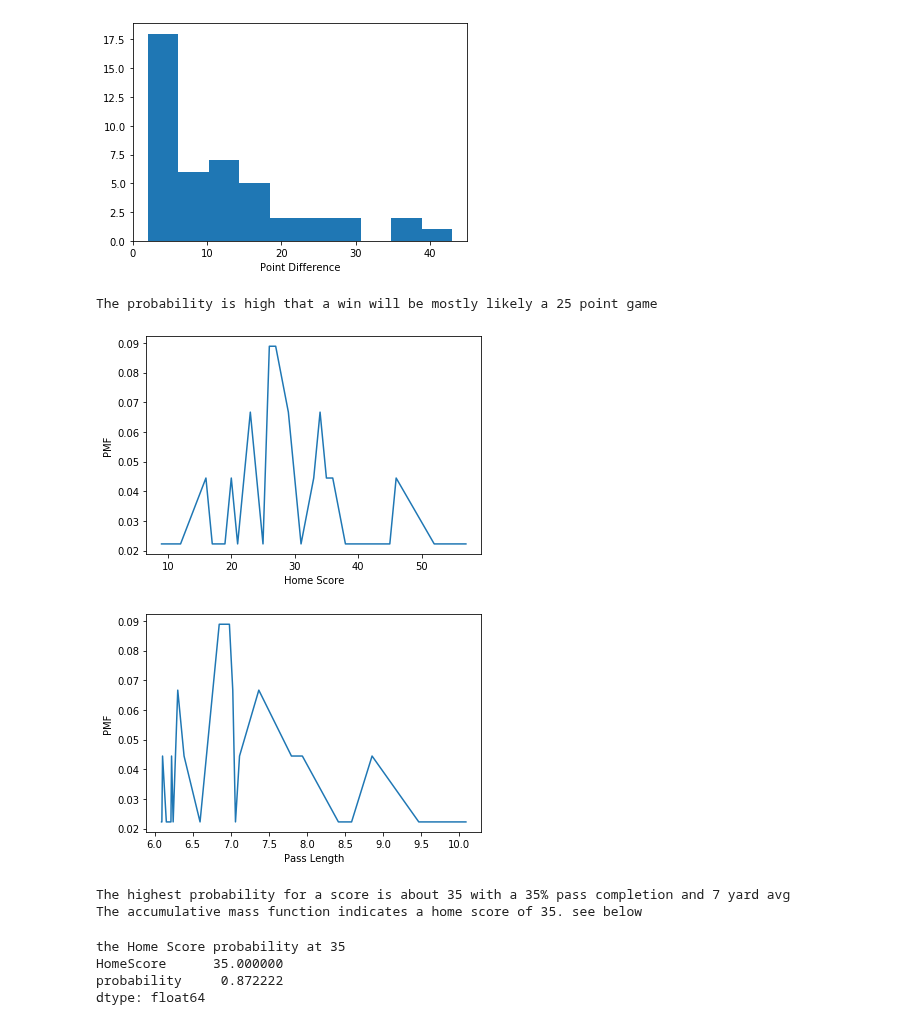
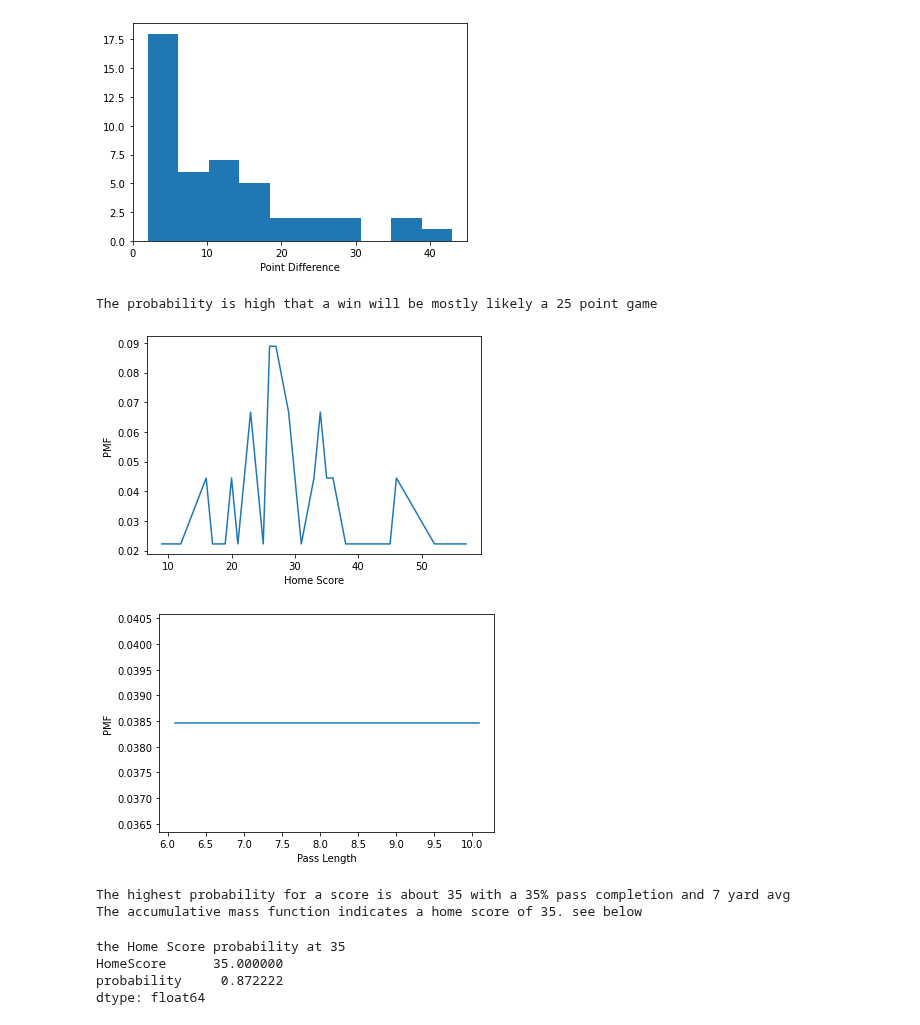
Before and after one commit to Andru-1987/python-deep-learning, a Jupyter notebook: Superbowel.ipynb, the cells around one changed output. Drawn from its saved outputs; the diff is of its cells as text; code cells hidden in the pictures.

```diff
--- a/Superbowel.ipynb
+++ b/Superbowel.ipynb
@@ -216,11 +214,13 @@ The more throws caught the higher the Home score
 # %%
 print("Graphs for a Lose at Home" )
 filter=df['Target']==0
+df['throws_caught']=df['throws_caught'].astype('float64')
+df['HomeScore']=df['HomeScore'].astype('float64')
 sns.regplot(data=df[filter], x='throws_caught', y='HomeScore')
 plt.show()
 print('The more throws the caught the higher the Home score')
 
-sns.kdeplot(df[filter]['pct_throws_complete'])
+sns.kdeplot(df[filter]['pct_throws_complete'].astype('float64'))
 plt.show()
 
 print("25 to 35 percent represent most of the throws caught")
@@ -363,27 +364,27 @@ def cdf(data,label):
 # %%
 print("The probability is high that a win will be mostly likely a 25 point game")
 win_filter=df['Target']==1
 win_score_proba=Pmf(df[win_filter]['HomeScore'],"HomeScore")
-plt.plot(win_score_proba["HomeScore"],score_proba["probability"])
+plt.plot(win_score_proba["HomeScore"],win_score_proba["probability"])
 #plt.legend(["Male","Female"])
 plt.xlabel("Home Score")
 plt.ylabel("PMF")
 plt.show()
 
 win_and_pass_filter=(df['Target']==1) & (df['avg_pass_length']>6)
 
 win_score_proba=Pmf(df[win_and_pass_filter]['avg_pass_length'],"avg_pass_length")
-plt.plot(win_score_proba["avg_pass_length"],score_proba["probability"])
+plt.plot(win_score_proba["avg_pass_length"],win_score_proba["probability"])
 plt.xlabel("Pass Length")
 plt.ylabel("PMF")
 plt.show()
 
 print("The highest probability for a score is about 35 with a 35% pass completion and 7 yard avg")
 print("The accumulative mass function indicates a home score of 35. see below ")
 # %% [output]
 The probability is high that a win will be mostly likely a 25 point game
 [figure]
-[figure, old version]
+[figure, new version]
 The highest probability for a score is about 35 with a 35% pass completion and 7 yard avg
 The accumulative mass function indicates a home score of 35. see below
 # %%
```
Also changed, not shown: parts of 5 cells of this notebook.
